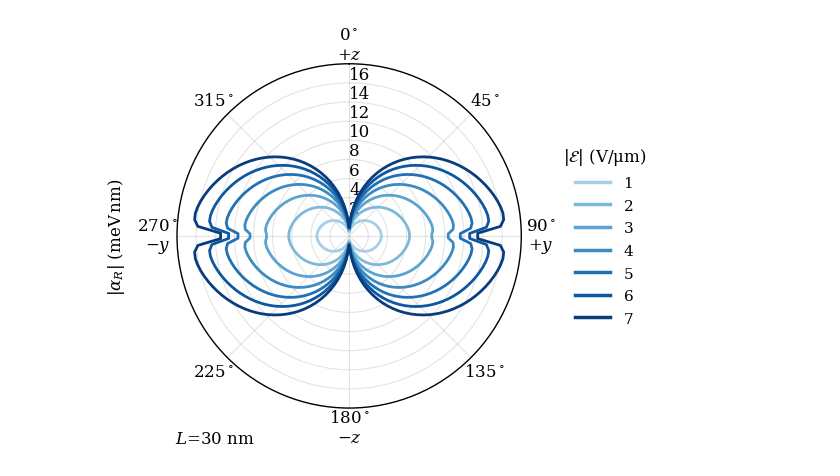
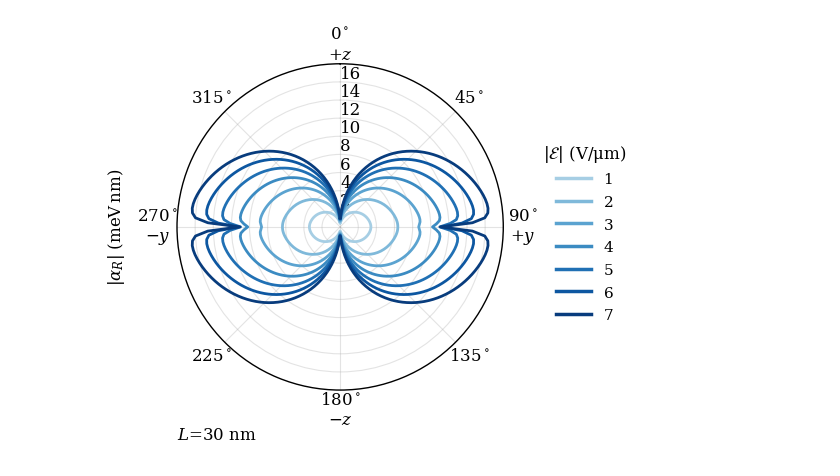
Before and after one commit to anirban8653/2H_Ge, a Jupyter notebook: Sec_IV_Large_elctric_field/Rashba_modulation_fig_5/peanut_plot.ipynb, the cells around one changed output. Saved outputs shown, nothing was run; the diff lists cells and outputs as text; code cells hidden in the pictures.

```diff
--- a/Sec_IV_Large_elctric_field/Rashba_modulation_fig_5/peanut_plot.ipynb
+++ b/Sec_IV_Large_elctric_field/Rashba_modulation_fig_5/peanut_plot.ipynb
@@ -7,7 +7,7 @@ import numpy as np
 #                         PARAMETERS
 # ==============================================================
 
-N = 80
+N = 100
 L = 300
 kx = 0.001
 
@@ -150,7 +150,7 @@ for E, color in zip(electric_fields, blue_colors):
 # ==============================================================
 #                      LABELS AND LEGEND
 # ==============================================================
-ax.text(0.0,-0.15,r"$L$"f"={30}" r" nm", transform=ax2.transAxes,fontsize = 12)
+ax.text(0.0,-0.15,r"$L$"f"={30}" r" nm", transform=ax.transAxes,fontsize = 12)
 # ax.text(0.9,-0.15,r"$k_x$"f"={kx}" r" $\AA^{-1}$", transform=ax2.transAxes,fontsize = 12)
 
 ax.set_ylabel(
@@ -165,34 +165,34 @@ legend = ax.legend(
     frameon=False,
     fontsize=11,
     title_fontsize=12,
     handlelength=2.3,
     labelspacing=0.5,
 )
 
 # Ensure the legend lines have a clearly visible thickness
 for line in legend.get_lines():
     line.set_linewidth(2.5)
 
 
 # ==============================================================
 #                         SAVE FIGURE
 # ==============================================================
 
 fig.tight_layout()
 
 fig.savefig(
     f"polar_alpha_all_E_N{N}_L{L}_kx{kx}.svg",
     bbox_inches="tight",
 )
 
 fig.savefig(
     f"polar_alpha_all_E_N{N}_L{L}_kx{kx}.pdf",
     bbox_inches="tight",
 )
 
 plt.show()
 # %% [output]
-[figure, old version]
+[figure, new version]
 # %%
 import matplotlib.pyplot as plt
 import numpy as np
```
Also changed, not shown: 24 other files.
